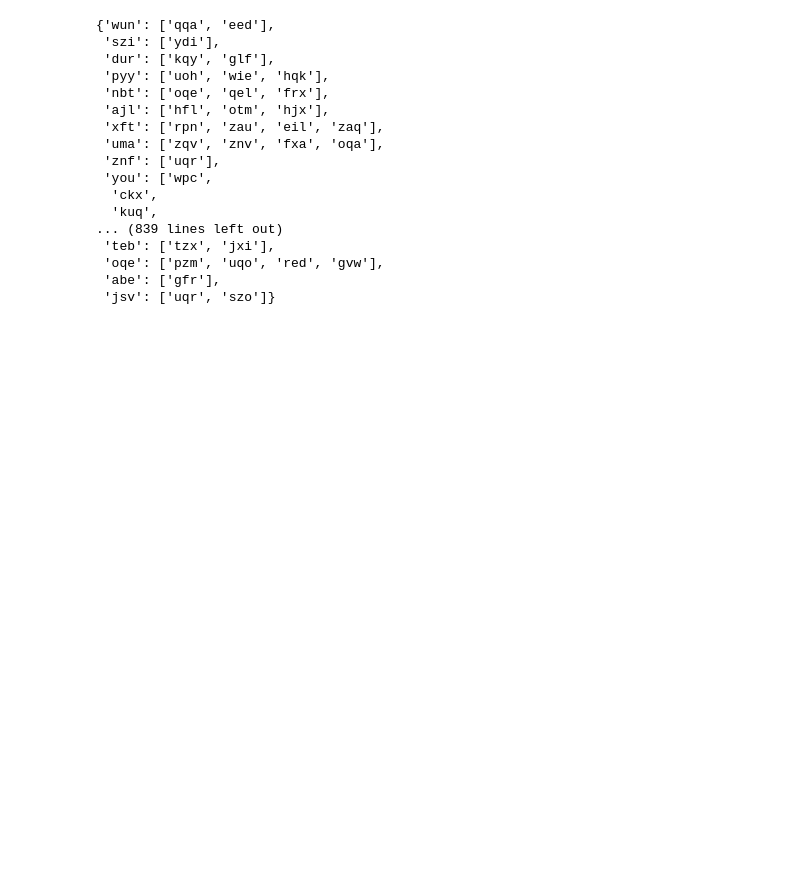
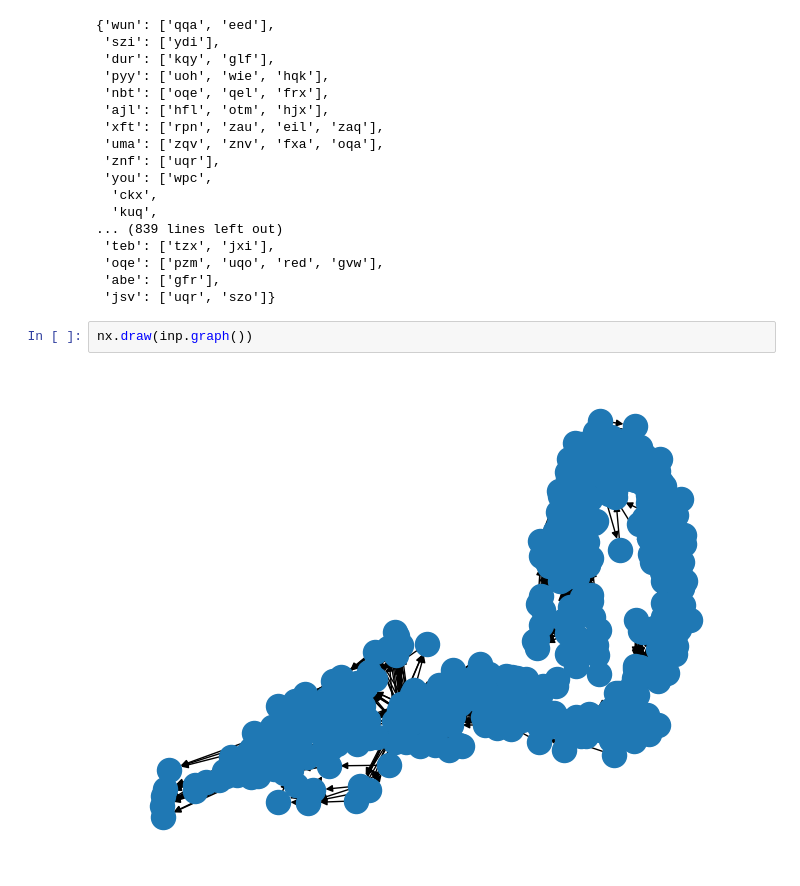
Before and after one commit to mdzimmerman/advent2025, a Jupyter notebook: day11/testing.ipynb, the cells around one changed output. Saved outputs shown, nothing was run; the diff lists cells and outputs as text; blank space fills up the shorter version.

```diff
--- a/day11/testing.ipynb
+++ b/day11/testing.ipynb
@@ -92,3 +92,7 @@ inp.edges
  'oqe': ['pzm', 'uqo', 'red', 'gvw'],
  'abe': ['gfr'],
  'jsv': ['uqr', 'szo']}
+# %%
+nx.draw(inp.graph())
+# %% [output]
+[figure, added]
```
Also changed, not shown: parts of 1 cell of this notebook.
